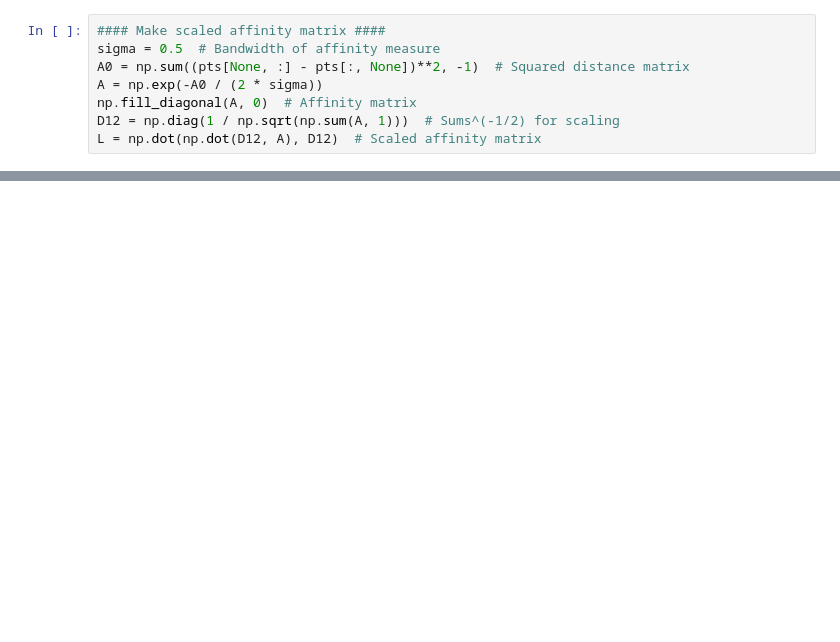
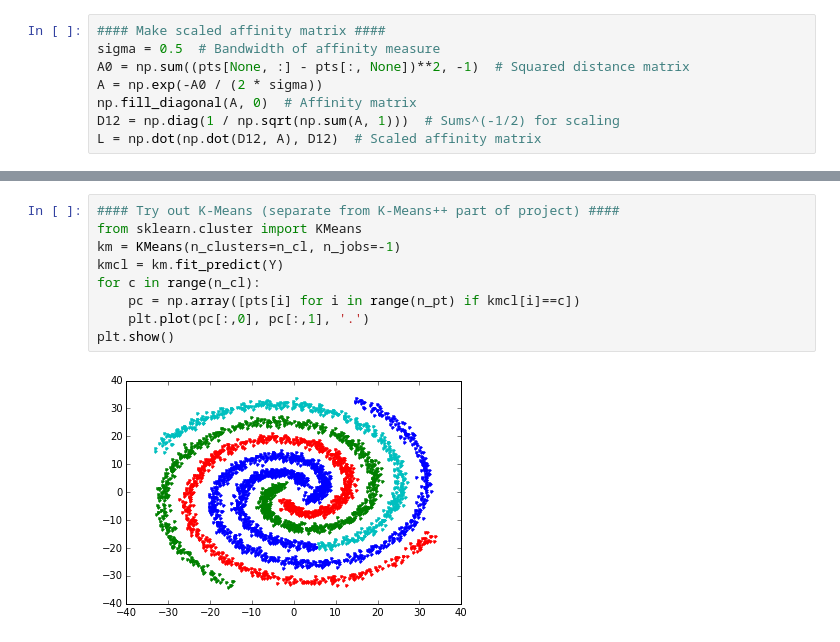
Before and after one commit to davidleeljh/663-Final-Projects, a Jupyter notebook: spectral_cluster.ipynb, the cells around one changed output, grey strips where cells are left out. Drawn from its saved outputs; the diff is of its cells as text; blank space fills up the shorter version.

```diff
--- a/spectral_cluster.ipynb
+++ b/spectral_cluster.ipynb
@@ -51,0 +62,11 @@ Axes3D.scatter(ax, xs=Y[:,0], ys=Y[:, 1], zs=Y[:,2],
+# %%
+#### Try out K-Means (separate from K-Means++ part of project) ####
+from sklearn.cluster import KMeans
+km = KMeans(n_clusters=n_cl, n_jobs=-1)
+kmcl = km.fit_predict(Y)
+for c in range(n_cl):
+    pc = np.array([pts[i] for i in range(n_pt) if kmcl[i]==c])
+    plt.plot(pc[:,0], pc[:,1], '.')
+plt.show()
+# %% [output]
+[figure, added]
```
Also changed, not shown: parts of 5 cells of this notebook.
